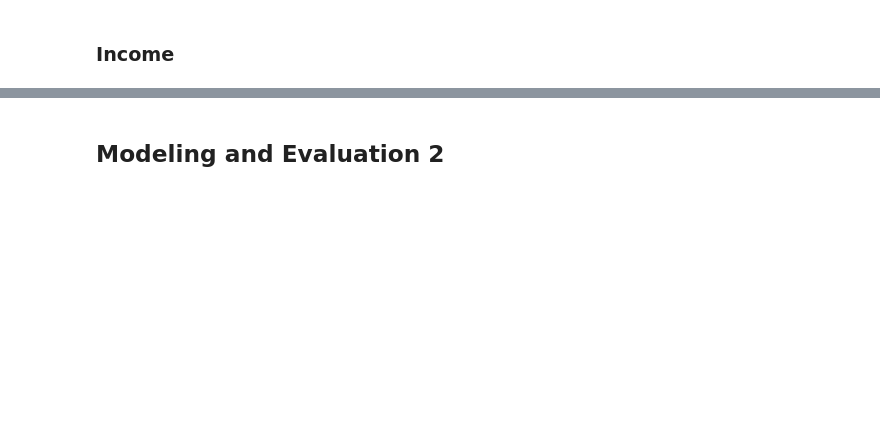
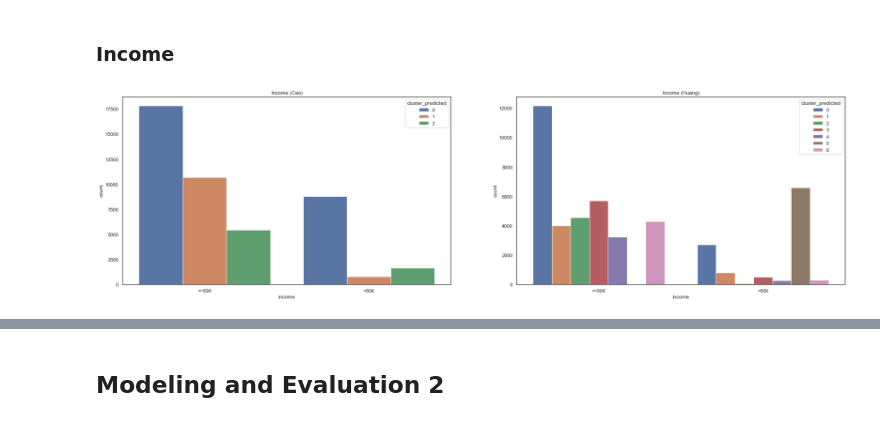
Before and after one commit to j-dominguez9/ML1_Proj1, a Jupyter notebook: Lab3/lab3 with cv.ipynb, the cells around one changed output, grey strips where cells are left out. Saved outputs shown, nothing was run; the diff lists cells and outputs as text; code cells hidden in the pictures; blank space fills up the shorter version.

```diff
--- a/Lab3/lab3 with cv.ipynb
+++ b/Lab3/lab3 with cv.ipynb
@@ -460,6 +664,11 @@ plt.show()
 # %% [markdown]
 ### Income
 # %%
-plt.subplots(figsize = (15,5))
-sns.countplot(x=combinedDf['income'],order=combinedDf['income'].value_counts().index,hue=combinedDf['cluster_predicted'])
-plt.show()
+#plt.subplots(figsize = (15,5))
+fig, ax = plt.subplots(1,2)
+rcParams['figure.figsize'] = 30,8
+sns.countplot(x=combinedDf['income'],order=combinedDf['income'].value_counts().index,hue=combinedDf['cluster_predicted'], ax = ax[0]).set(title="Income (Cao)")
+sns.countplot(x=combinedDfhuang['income'],order=combinedDfhuang['income'].value_counts().index,hue=combinedDfhuang['cluster_predicted'], ax = ax[1]).set(title="Income (Huang)")
+fig.show()
+# %% [output]
+[figure, added]
```
Also changed, not shown: parts of 56 cells of this notebook.
